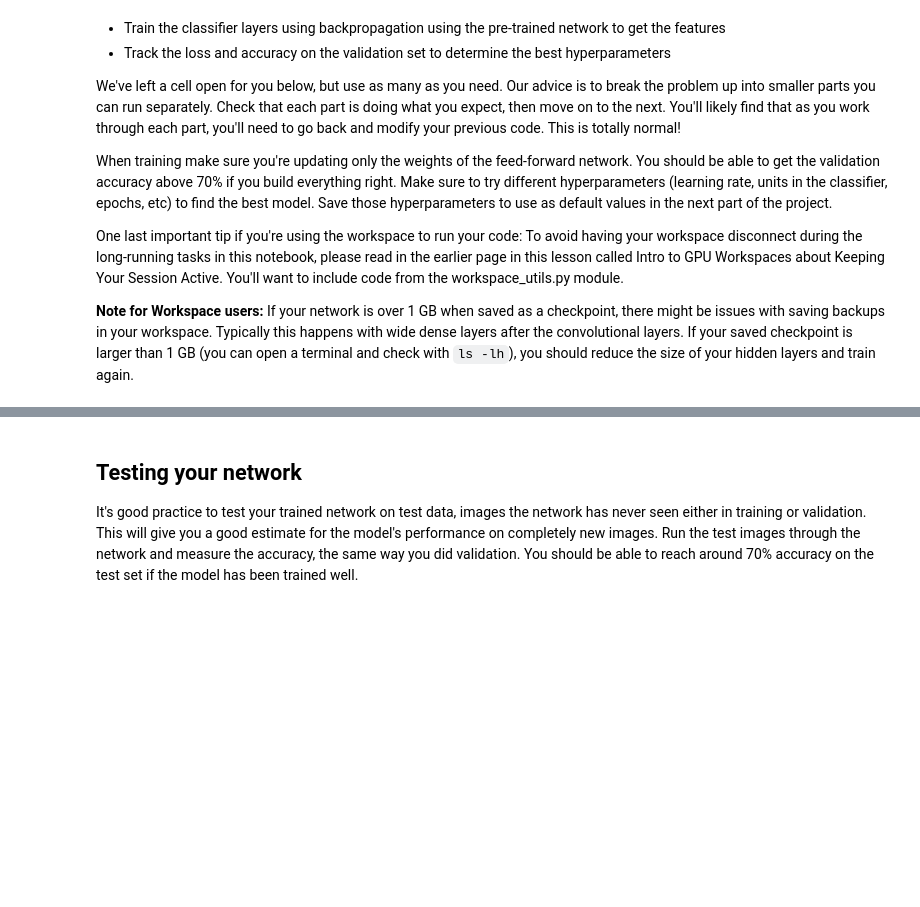
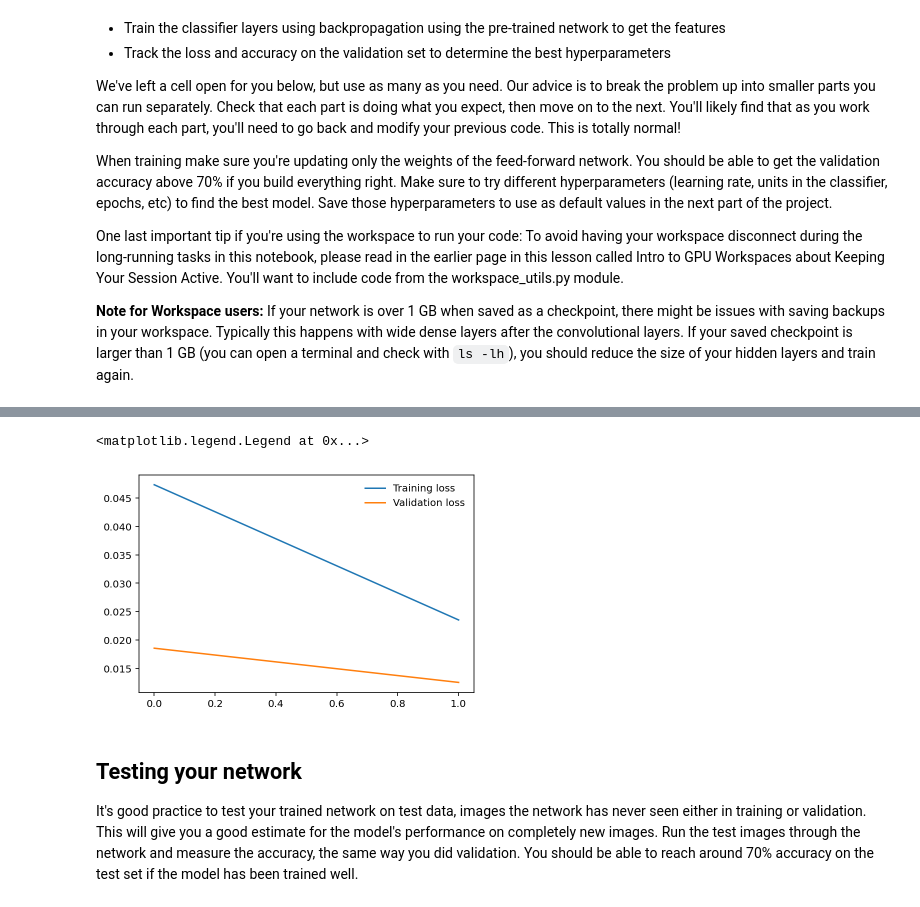
Before and after one commit to MartasBee/udacity_AIPND_project, a Jupyter notebook: Image Classifier Project.ipynb, the cells around one changed output, grey strips where cells are left out. Saved outputs shown, nothing was run; the diff lists cells and outputs as text; code cells hidden in the pictures; blank space fills up the shorter version.

```diff
--- a/Image Classifier Project.ipynb
+++ b/Image Classifier Project.ipynb
@@ -140,0 +140,3 @@ model
+# %%
+model = create_model()
+model
@@ -151,7 +173,7 @@ device
 model.to(device)
 
 # setup learning params
-epochs = 1
+epochs = 2
 steps = 0
 running_loss = 0
 validation_step = 10
@@ -161,6 +183,9 @@ train_losses, valid_losses = [], []
 for epoch in range(epochs):
     tot_train_loss_in_epoch = 0
     steps = 0
+
+    model.train()
+
     for inputs, labels in train_dataloader:
         steps += 1
 
@@ -245,12 +270,14 @@ for epoch in range(epochs):
         train_losses.append(train_loss)
         valid_losses.append(valid_loss)
 
-        print("Epoch: {:>2}/{:>2}.. ".format(epoch+1, epochs),
+        print('-------------------------------------------------------------------------------')
+        print("Epoch {:>2}/{:>2}.. ".format(epoch+1, epochs),
               "Train Loss: {:.3f}.. ".format(train_loss),
               "Valid Loss: {:.3f}.. ".format(valid_loss),
               "Valid Accuracy: {:.3f}".format(valid_correct / len(valid_dataloader.dataset)))
-        print('----------------------------------------------------------------------')
+        print('===============================================================================')
 
 plt.plot(train_losses, label='Training loss')
 plt.plot(valid_losses, label='Validation loss')
 plt.legend(frameon=False)
+# %% [output]
@@ -257,3 +301,5 @@ plt.legend(frameon=False)
+<matplotlib.legend.Legend at 0x...>
+[figure, added]
 # %% [markdown]
 ## Testing your network
 
```
Also changed, not shown: parts of 11 cells of this notebook.
